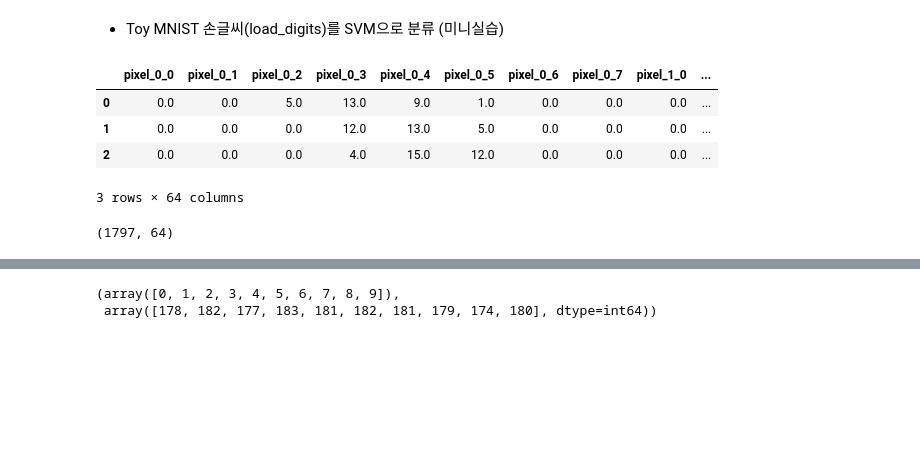
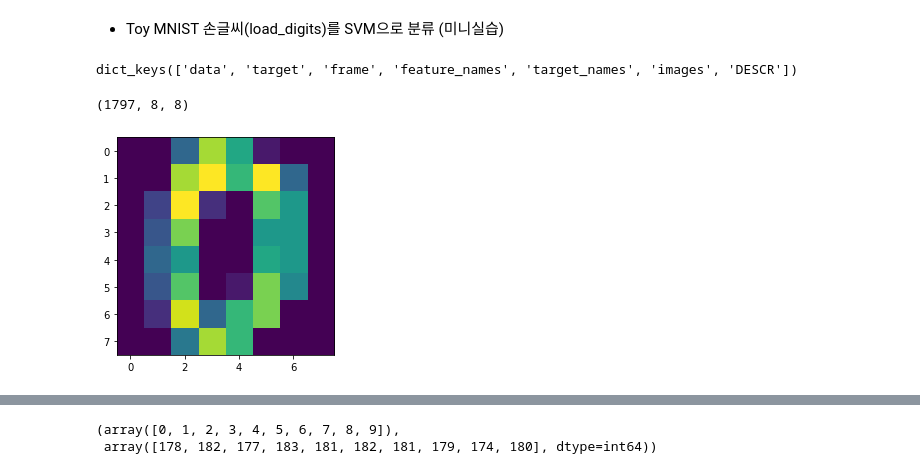
Before and after one commit to 1unasy/MachineLearning-2021-12, a Jupyter notebook: 분류/02.SVM.ipynb, the cells around one changed output, grey strips where cells are left out. Saved outputs shown, nothing was run; the diff lists cells and outputs as text; code cells hidden in the pictures; blank space fills up the shorter version.

```diff
--- a/분류/02.SVM.ipynb
+++ b/분류/02.SVM.ipynb
@@ -112,17 +112,17 @@ grid_svc.best_estimator_.score(X_test, y_test)
 # 데이터 불러오기
 from sklearn.datasets import load_digits
 digits = load_digits()
-# %%
-import pandas as pd
-df_di = pd.DataFrame(digits.data, columns=digits.feature_names)
-df_di.head(3)
-# %% [output]
-|  | pixel_0_0 | pixel_0_1 | pixel_0_2 | pixel_0_3 | pixel_0_4 | pixel_0_5 | pixel_0_6 | pixel_0_7 | pixel_1_0 | ... |
-| 0 | 0.0 | 0.0 | 5.0 | 13.0 | 9.0 | 1.0 | 0.0 | 0.0 | 0.0 | ... |
-| 1 | 0.0 | 0.0 | 0.0 | 12.0 | 13.0 | 5.0 | 0.0 | 0.0 | 0.0 | ... |
-| 2 | 0.0 | 0.0 | 0.0 | 4.0 | 15.0 | 12.0 | 0.0 | 0.0 | 0.0 | ... |
-3 rows × 64 columns
-# %%
-df_di.shape
-# %% [output]
-(1797, 64)
+# %%
+digits.keys()
+# %% [output]
+dict_keys(['data', 'target', 'frame', 'feature_names', 'target_names', 'images', 'DESCR'])
+# %%
+digits.images.shape         # 1797개의 8 x 8 이미지
+# %% [output]
+(1797, 8, 8)
+# %%
+import matplotlib.pyplot as plt
+plt.imshow(digits.images[0])
+plt.show()
+# %% [output]
+[figure, added]
```
Also changed, not shown: parts of 11 cells of this notebook.
